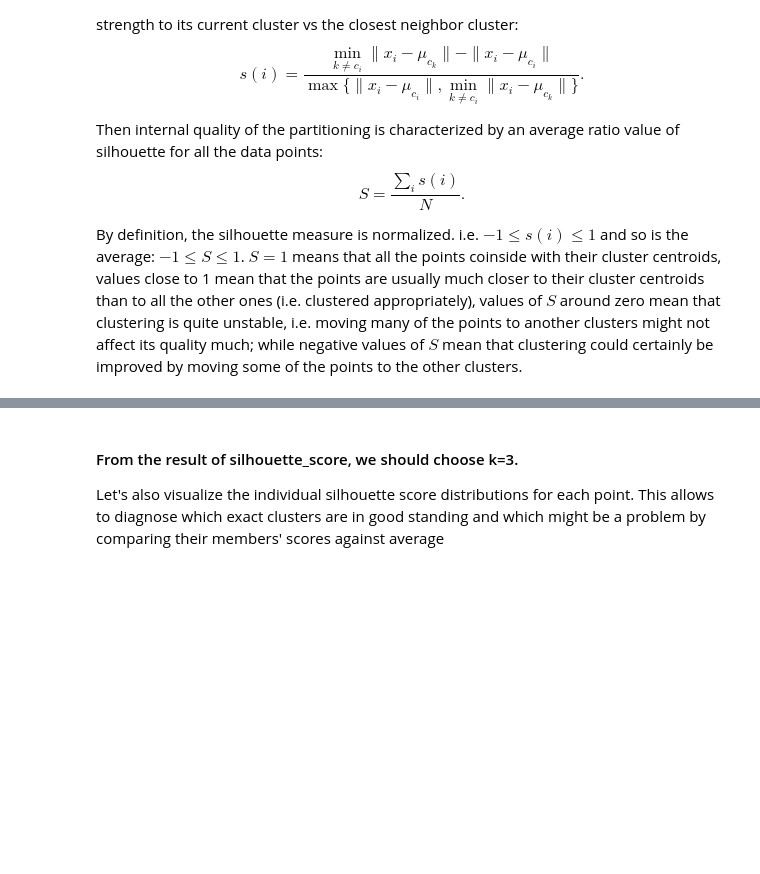
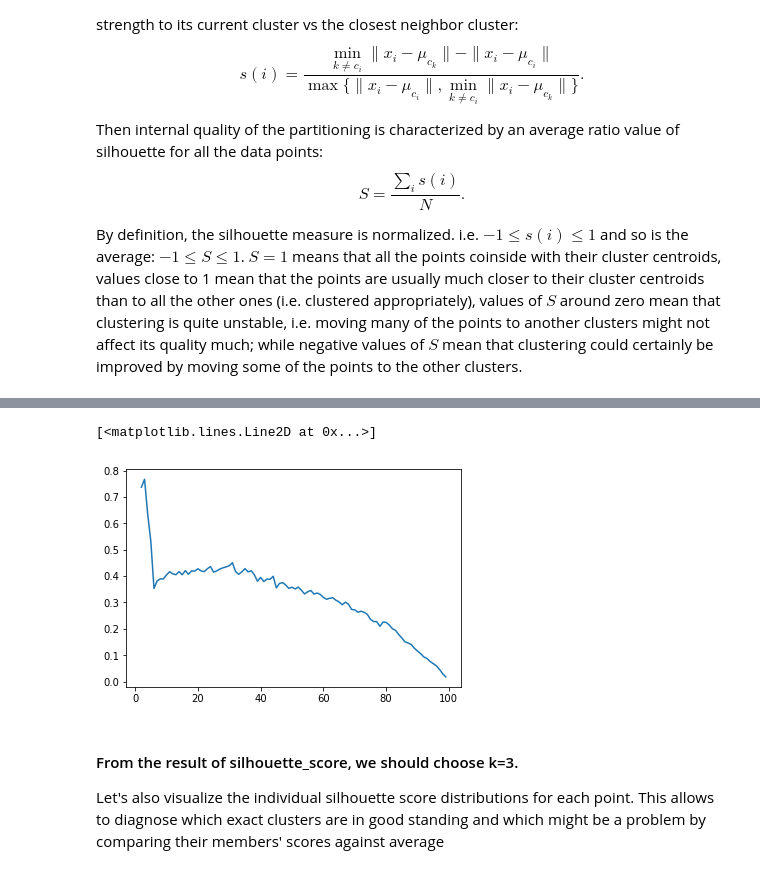
Before and after one commit to Shivam0712/ADS_CLASSWORK, a Jupyter notebook: 20181031_Session8/session 08 Practice Part.ipynb, the cells around one changed output, grey strips where cells are left out. Cells and saved outputs as stored; diff of their text form; code cells hidden in the pictures; blank space fills up the shorter version.

```diff
--- a/20181031_Session8/session 08 Practice Part.ipynb
+++ b/20181031_Session8/session 08 Practice Part.ipynb
@@ -166,11 +165,13 @@ from sklearn.metrics import silhouette_samples, silhouette_score
 import matplotlib.cm as cm
 import numpy as np
 
-#range_n_clusters = range(1,10)
+silhouette=[]
+range_n_clusters = range(2,100)
 for n_clusters in range_n_clusters: #try different numbers of clusters
     km = KMeans(n_clusters=n_clusters, random_state=324)
     cluster_labels = km.fit_predict(X)
     #report average Silhouette score
     silhouette_avg = silhouette_score(X, cluster_labels)
+    silhouette.append(silhouette_avg)
     print("For n_clusters ={},".format(n_clusters)+" the average silhouette_score is :{}".format(silhouette_avg))
 # %% [output]
@@ -178,3 +196,8 @@ ValueError: Number of labels is 1. Valid values are 2 to n_samples - 1 (inclusiv
+# %%
+plt.plot(range(2,100), silhouette,'-')
+# %% [output]
+[<matplotlib.lines.Line2D at 0x...>]
+[figure, added]
 # %%
 #the highest one is acheived for k=3
 # %% [markdown]
```
Also changed, not shown: parts of 20 cells of this notebook, 24 other files.
